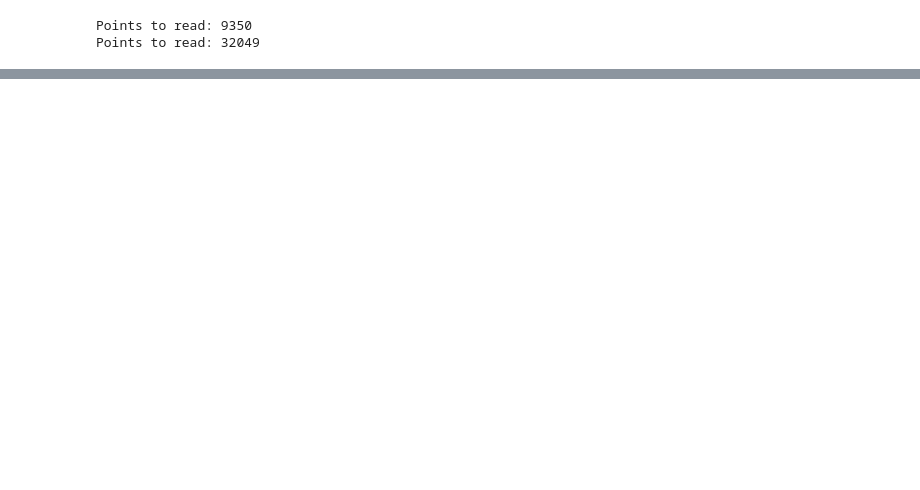
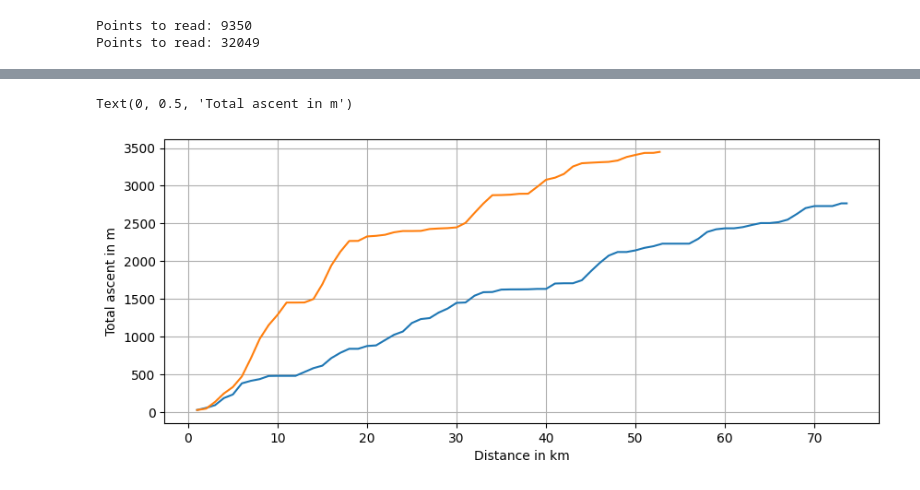
Before and after one commit to nrbkr/gpx_parsing_and_processing, a Jupyter notebook: main.ipynb, the cells around one changed output, grey strips where cells are left out. Saved outputs shown, nothing was run; the diff lists cells and outputs as text; code cells hidden in the pictures; blank space fills up the shorter version.

```diff
--- a/main.ipynb
+++ b/main.ipynb
@@ -172,0 +209,10 @@ Text(0, 0.5, 'Grade')
+# %%
+plt.figure(figsize=(10,4))
+plt.plot(df_splits_70k.total_distance, df_splits_70k.total_ascent)
+plt.plot(df_splits_T50.total_distance, df_splits_T50.total_ascent)
+plt.grid(True)
+plt.xlabel('Distance in km')
+plt.ylabel('Total ascent in m')
+# %% [output]
+Text(0, 0.5, 'Total ascent in m')
+[figure, added]
```
Also changed, not shown: parts of 7 cells of this notebook.
